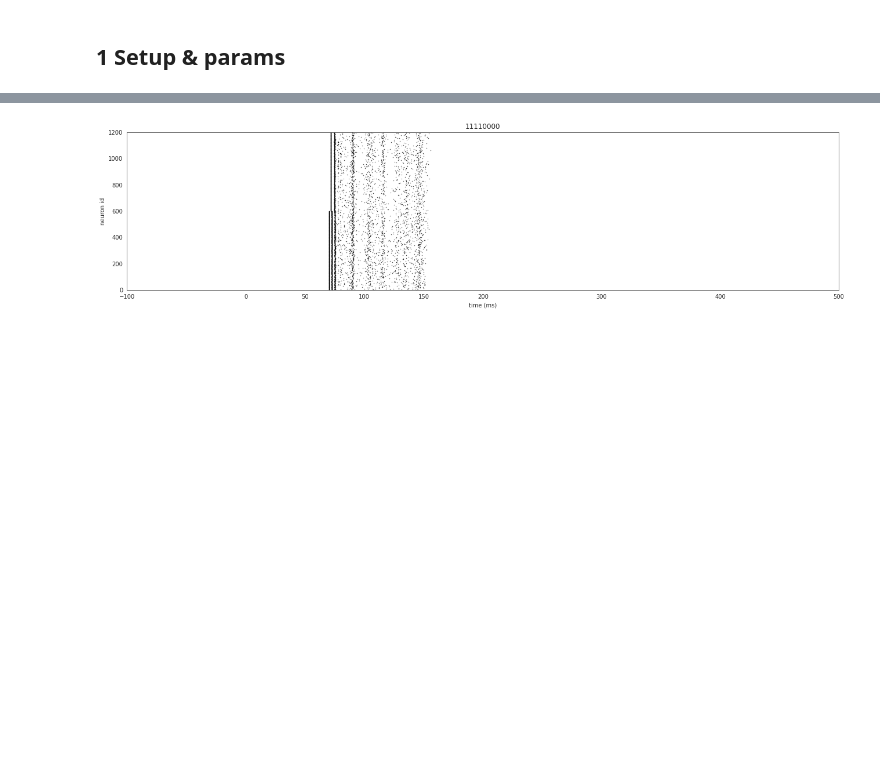
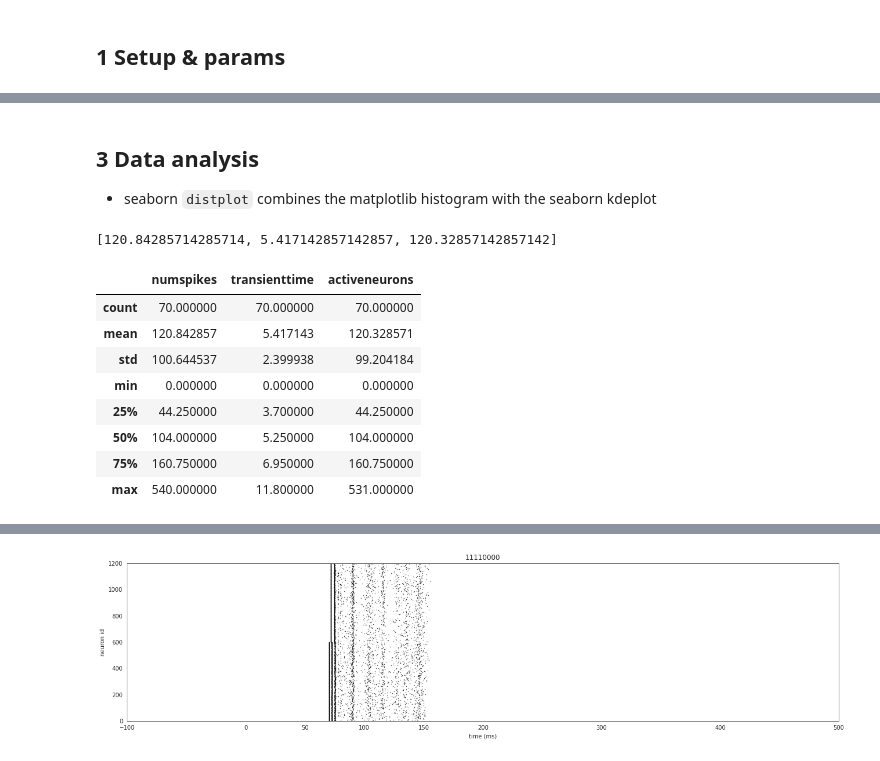
Before and after one commit to daphnecor/Transients, a Jupyter notebook: explore_param_space.ipynb, the cells around one changed output, grey strips where cells are left out. Drawn from its saved outputs; the diff is of its cells as text; code cells hidden in the pictures; blank space fills up the shorter version.

```diff
--- a/explore_param_space.ipynb
+++ b/explore_param_space.ipynb
@@ -183,0 +190,4 @@ plt.ylabel('# experiments');
+# %% [markdown]
+## 3 Data analysis
+
+- seaborn `distplot` combines the matplotlib histogram with the seaborn kdeplot
@@ -183,0 +203,16 @@ plt.ylabel('# experiments');
+# %%
+data.mean().tolist()
+# %% [output]
+[120.84285714285714, 5.417142857142857, 120.32857142857142]
+# %%
+data.describe()
+# %% [output]
+|  | numspikes | transienttime | activeneurons |
+| count | 70.000000 | 70.000000 | 70.000000 |
+| mean | 120.842857 | 5.417143 | 120.328571 |
+| std | 100.644537 | 2.399938 | 99.204184 |
+| min | 0.000000 | 0.000000 | 0.000000 |
+| 25% | 44.250000 | 3.700000 | 44.250000 |
+| 50% | 104.000000 | 5.250000 | 104.000000 |
+| 75% | 160.750000 | 6.950000 | 160.750000 |
+| max | 540.000000 | 11.800000 | 531.000000 |
```
Also changed, not shown: parts of 29 cells of this notebook.
